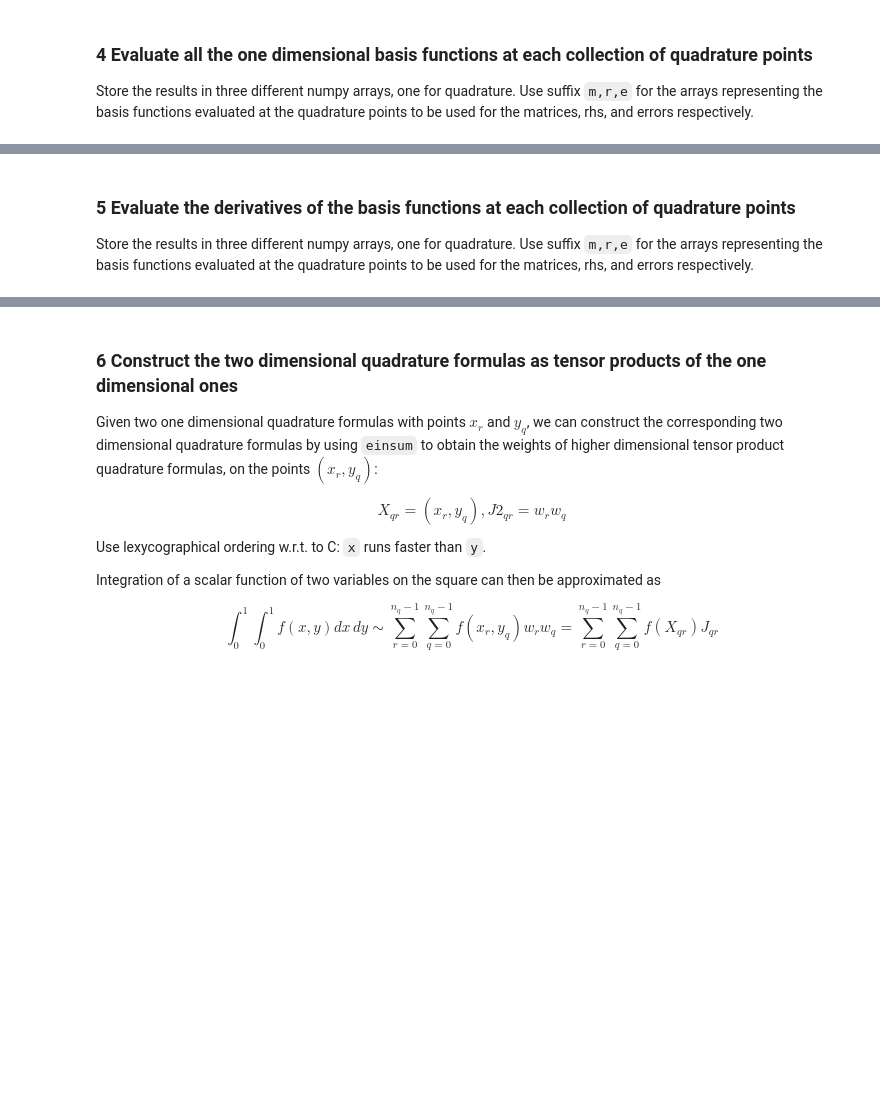
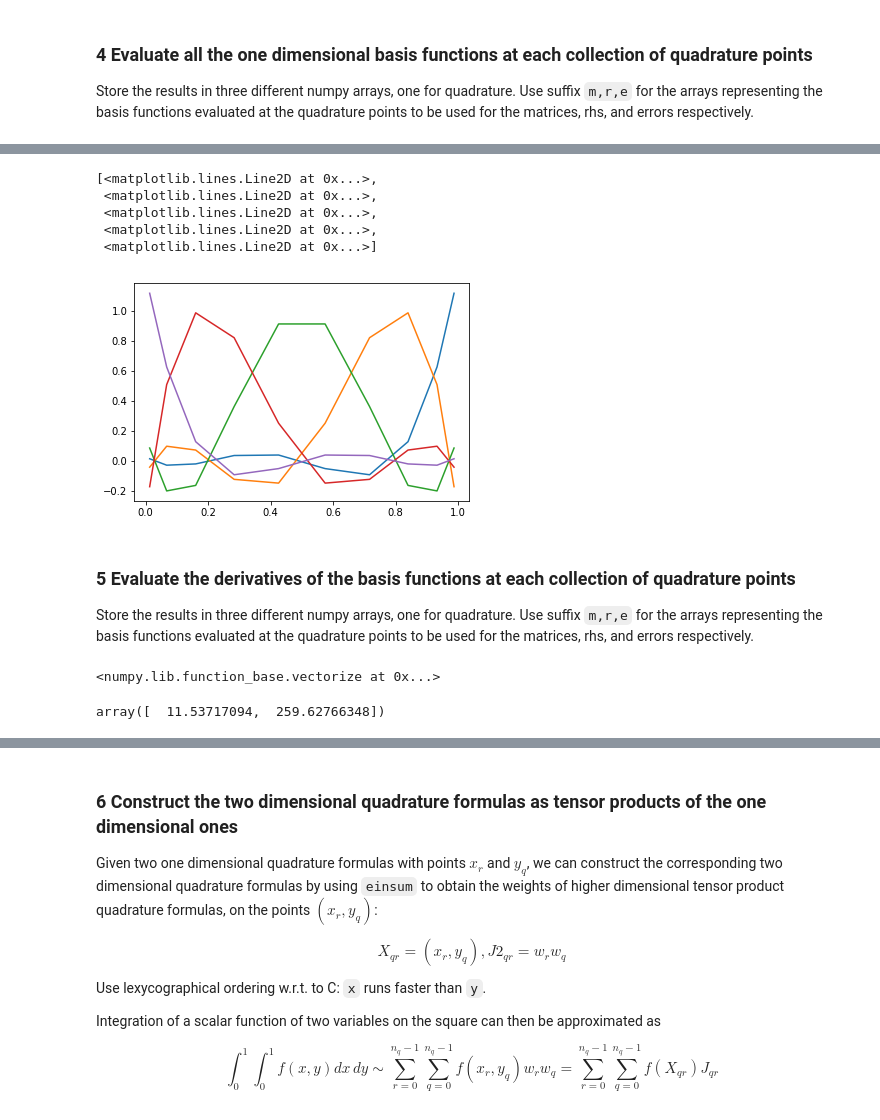
Before and after one commit to marcozullich/P1.4_seed, a Jupyter notebook: FinalProject.ipynb, the cells around one changed output, grey strips where cells are left out. Drawn from its saved outputs; the diff is of its cells as text; code cells hidden in the pictures; blank space fills up the shorter version.

```diff
--- a/FinalProject.ipynb
+++ b/FinalProject.ipynb
@@ -88,15 +99,27 @@ In general the size of the quadratures should be selectable by the user.
 
 Anything that should be evaluated on one of quadrature points, should be named accordingly (i.e., using a suffix `m,r,e`) for the three collections
 # %%
-quadrature_size_matrices = 3
+quadrature_size_matrices = 10
 quadrature_size_rhs      = 4
 quadrature_size_error    = 5
 
+def get_pts_weights(ord):
+    q, w = np.polynomial.legendre.leggauss(ord)
+    q = (q+1)/2
+    w *= .5
+    return q, w
+
 # Qm, Wm = ...  # place here the code to get the quadrature points and weights
+Qm, Wm = get_pts_weights(quadrature_size_matrices)
+
 # Qr, Wr = ...  # place here the code to get the quadrature points and weights
+Qr, Wr = get_pts_weights(quadrature_size_rhs)
+
 # Qe, We = ...  # place here the code to get the quadrature points and weights
+Qe, We = get_pts_weights(quadrature_size_error)
 
-# YOUR CODE HERE
+def quadrature(fun,weights,points):
+    return(np.dot(fun(points),weights))
 # %% [markdown]
 ### 4 Evaluate all the one dimensional basis functions at each collection of quadrature points
 
@@ -108,3 +160,12 @@ Ve = zeros((quadrature_size_error,    order))
+# %%
+plot(Qm,Vm)
+# %% [output]
+[<matplotlib.lines.Line2D at 0x...>,
+ <matplotlib.lines.Line2D at 0x...>,
+ <matplotlib.lines.Line2D at 0x...>,
+ <matplotlib.lines.Line2D at 0x...>,
+ <matplotlib.lines.Line2D at 0x...>]
+[figure, added]
 # %% [markdown]
 ### 5 Evaluate the derivatives of the basis functions at each collection of quadrature points
 
@@ -115,0 +173,18 @@ De = zeros((quadrature_size_error,    order))
+# %%
+basis_1d[0]
+# %% [output]
+<numpy.lib.function_base.vectorize at 0x...>
+# %%
+import sympy as sym
+
+def d(function):
+    x = sym.var("x")
+    f = function(x)
+    return sym.lambdify(x, f.diff(x), 'numpy')
+
+np.vectorize(der(basis_1d_fun[0]))([1,2])
+
+
+#sym.diff(lambda x:x**2,0)
+# %% [output]
+array([  11.53717094,  259.62766348])
```
Also changed, not shown: parts of 15 cells of this notebook, 7 other files.
